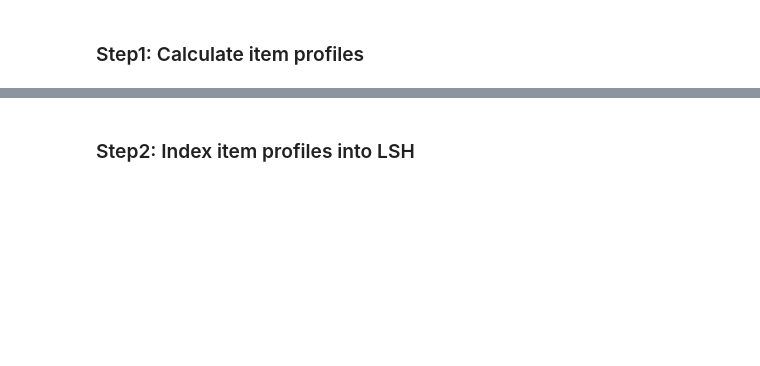
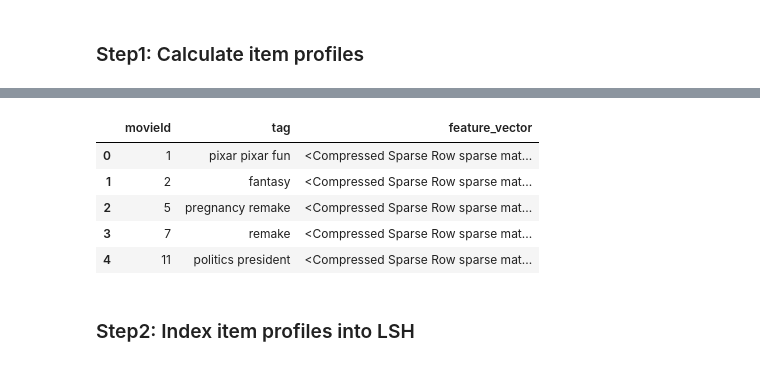
Before and after one commit to huncut47/ds-in-prod, a Jupyter notebook: recsys/exercise02/exercise_02.ipynb, the cells around one changed output, grey strips where cells are left out. Cells and saved outputs as stored; diff of their text form; code cells hidden in the pictures; blank space fills up the shorter version.

```diff
--- a/recsys/exercise02/exercise_02.ipynb
+++ b/recsys/exercise02/exercise_02.ipynb
@@ -155,11 +186,18 @@ df_lexicon = ... # get a dataframe with tags and respective counts
 # %%
 #calculate the sparse feature vector based on the TF-IDF of words in documents
 #the TF-IDF vectors are saved as sparse representations into the dataframe
 df_features = df_tags.groupby('movieId').agg(lambda x: ' '.join(x)).reset_index()
 vectorizer = TfidfVectorizer(tokenizer=lambda x: x.split(' ')).fit(sorted(df_features['tag']))
 vectorizer.vocabulary_
 df_features['feature_vector'] = df_features['tag'].apply(lambda x : vectorizer.transform([x]))
-df_features
+df_features.head()
+# %% [output]
+|  | movieId | tag | feature_vector |
+| 0 | 1 | pixar pixar fun | <Compressed Sparse Row sparse mat... |
+| 1 | 2 | fantasy | <Compressed Sparse Row sparse mat... |
+| 2 | 5 | pregnancy remake | <Compressed Sparse Row sparse mat... |
+| 3 | 7 | remake | <Compressed Sparse Row sparse mat... |
+| 4 | 11 | politics president | <Compressed Sparse Row sparse mat... |
 # %% [markdown]
 ### Step2: Index item profiles into LSH
 # %%
```
Also changed, not shown: parts of 19 cells of this notebook, 2 other files.
